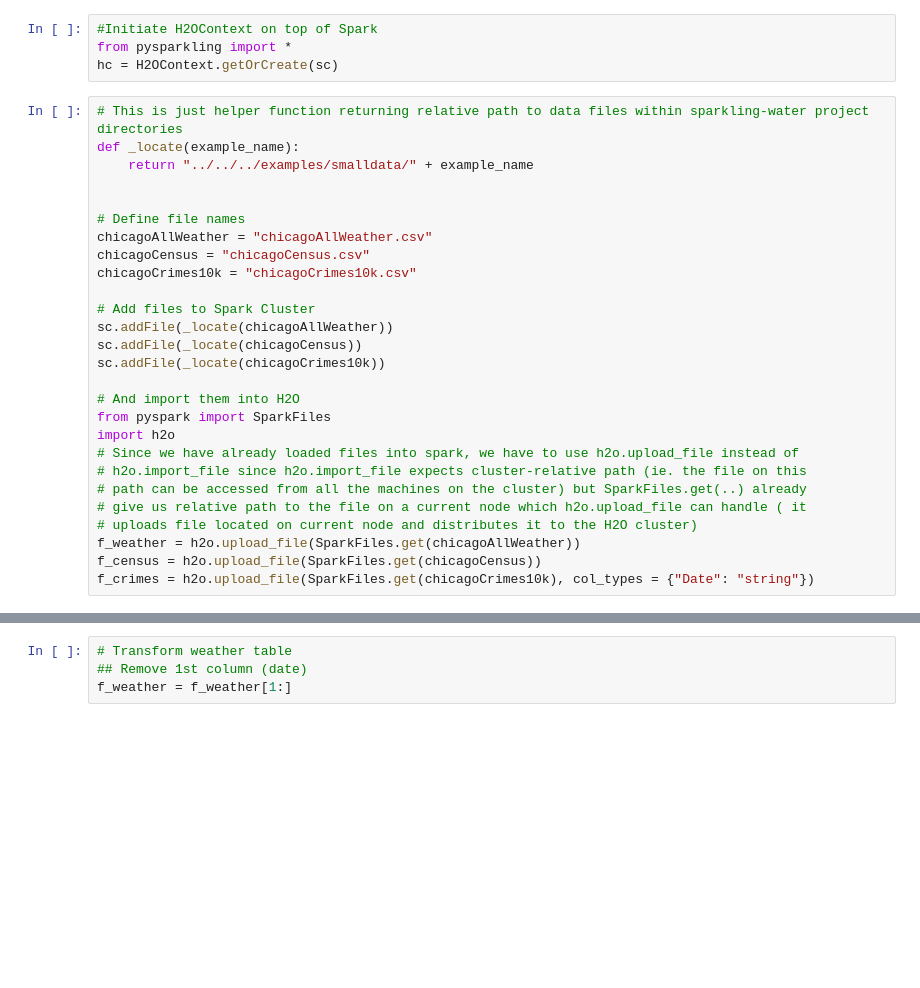
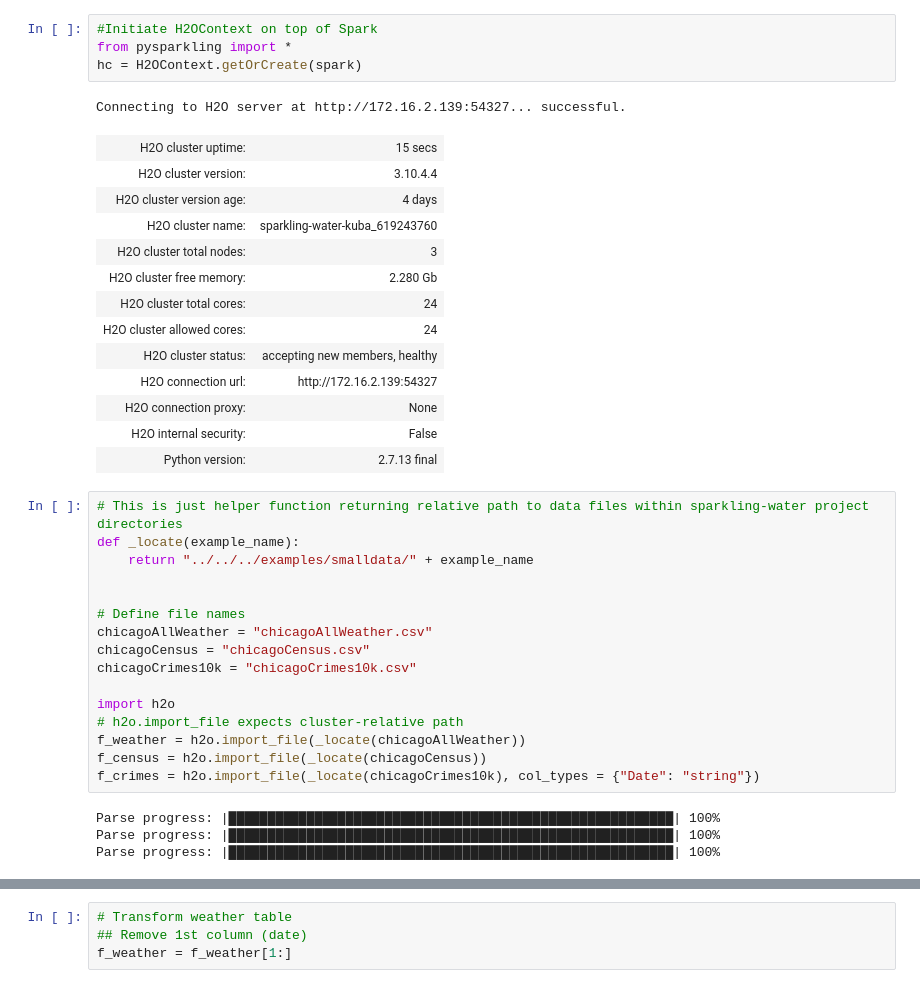
Before and after one commit to h2oai/sparkling-water, a Jupyter notebook: py/examples/notebooks/ChicagoCrimeDemo.ipynb, the cells around one changed output, grey strips where cells are left out. Saved outputs shown, nothing was run; the diff lists cells and outputs as text; blank space fills up the shorter version.

Commit message:
[SW-411] Migrate PySparkling examples, notebooks and tests to SparkSession ( from SparkContext and SQLContext )

```diff
--- a/py/examples/notebooks/ChicagoCrimeDemo.ipynb
+++ b/py/examples/notebooks/ChicagoCrimeDemo.ipynb
@@ -1,7 +1,22 @@
 # %%
 #Initiate H2OContext on top of Spark
 from pysparkling import *
-hc = H2OContext.getOrCreate(sc)
+hc = H2OContext.getOrCreate(spark)
+# %% [output]
+Connecting to H2O server at http://172.16.2.139:54327... successful.
+| H2O cluster uptime: | 15 secs |
+| H2O cluster version: | 3.10.4.4 |
+| H2O cluster version age: | 4 days |
+| H2O cluster name: | sparkling-water-kuba_619243760 |
+| H2O cluster total nodes: | 3 |
+| H2O cluster free memory: | 2.280 Gb |
+| H2O cluster total cores: | 24 |
+| H2O cluster allowed cores: | 24 |
+| H2O cluster status: | accepting new members, healthy |
+| H2O connection url: | http://172.16.2.139:54327 |
+| H2O connection proxy: | None |
+| H2O internal security: | False |
+| Python version: | 2.7.13 final |
 # %%
 # This is just helper function returning relative path to data files within sparkling-water project directories
 def _locate(example_name):
@@ -13,22 +28,15 @@ chicagoAllWeather = "chicagoAllWeather.csv"
 chicagoCensus = "chicagoCensus.csv"
 chicagoCrimes10k = "chicagoCrimes10k.csv"
 
-# Add files to Spark Cluster
-sc.addFile(_locate(chicagoAllWeather))
-sc.addFile(_locate(chicagoCensus))
-sc.addFile(_locate(chicagoCrimes10k))
-
-# And import them into H2O
-from pyspark import SparkFiles
 import h2o
-# Since we have already loaded files into spark, we have to use h2o.upload_file instead of
-# h2o.import_file since h2o.import_file expects cluster-relative path (ie. the file on this
-# path can be accessed from all the machines on the cluster) but SparkFiles.get(..) already
-# give us relative path to the file on a current node which h2o.upload_file can handle ( it
-# uploads file located on current node and distributes it to the H2O cluster)
-f_weather = h2o.upload_file(SparkFiles.get(chicagoAllWeather))
-f_census = h2o.upload_file(SparkFiles.get(chicagoCensus))
-f_crimes = h2o.upload_file(SparkFiles.get(chicagoCrimes10k), col_types = {"Date": "string"})
+# h2o.import_file expects cluster-relative path
+f_weather = h2o.import_file(_locate(chicagoAllWeather))
+f_census = h2o.import_file(_locate(chicagoCensus))
+f_crimes = h2o.import_file(_locate(chicagoCrimes10k), col_types = {"Date": "string"})
+# %% [output]
+Parse progress: |█████████████████████████████████████████████████████████| 100%
+Parse progress: |█████████████████████████████████████████████████████████| 100%
+Parse progress: |█████████████████████████████████████████████████████████| 100%
 # %%
 f_weather.show()
 f_census.show()
```
Also changed, not shown: parts of 12 cells of this notebook, 6 other files.
